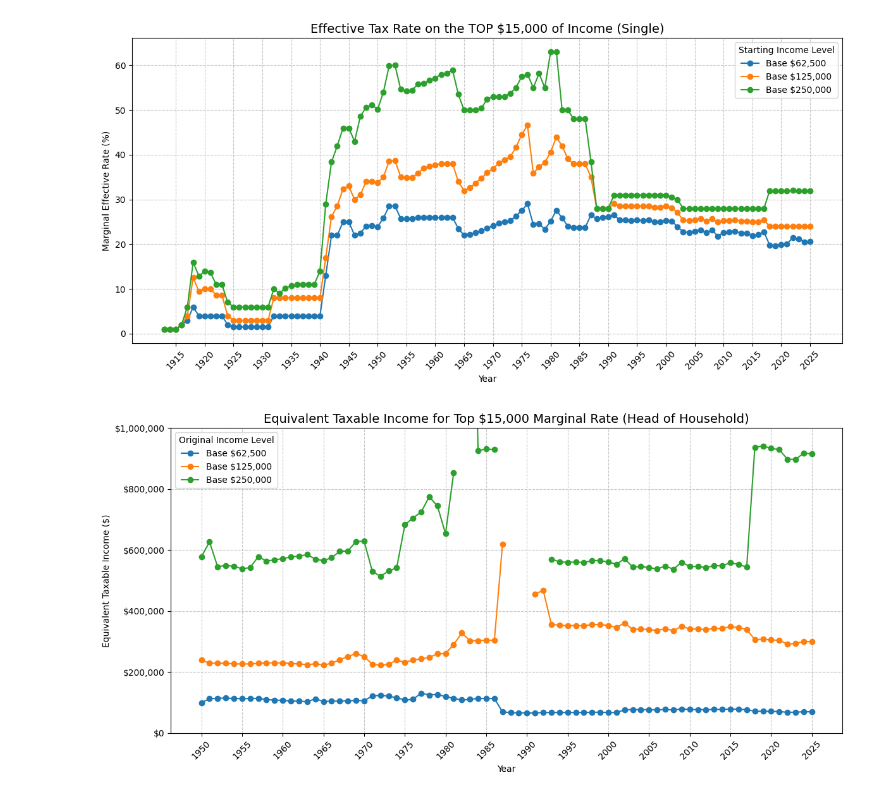
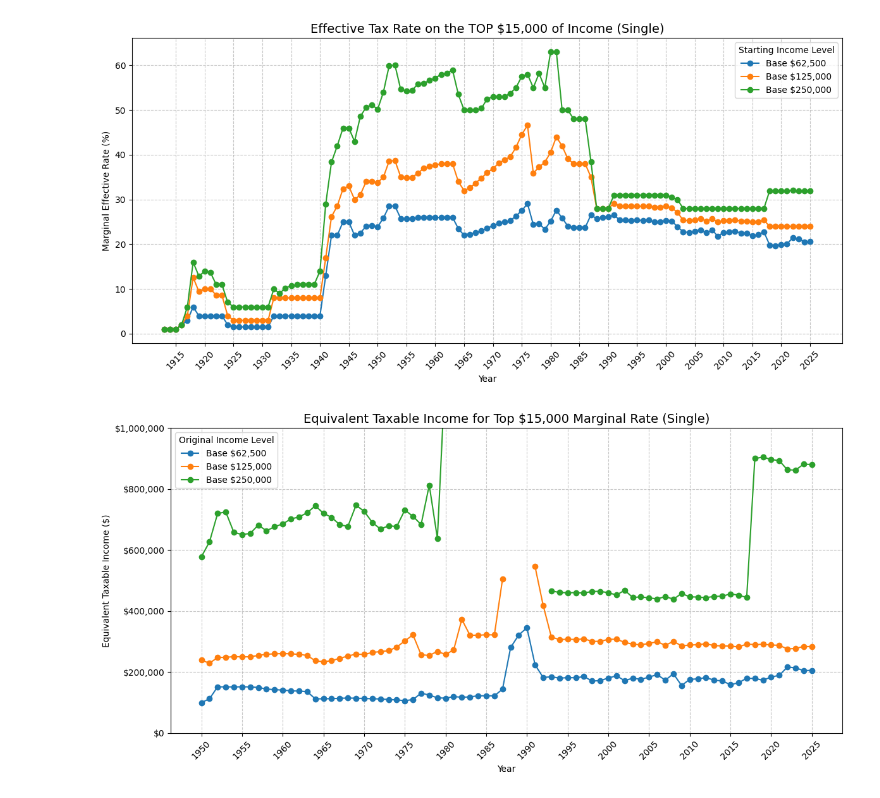
Before and after one commit to cormac-taylor/taxation, a Jupyter notebook: taxation.ipynb, the cells around one changed output. Drawn from its saved outputs; the diff is of its cells as text; code cells hidden in the pictures.

Commit message:
break even taxable income for single

```diff
--- a/taxation.ipynb
+++ b/taxation.ipynb
@@ -506,6 +506,6 @@ plot_marginal_rate_by_top_dollars('Single', [62_500, 125_000, 250_000], 15_000)
 # %% [output]
 [figure]
 # %%
-plot_expected_taxable_income_by_top_dollars('Head of Household', [62_500, 125_000, 250_000], 15_000)
+plot_expected_taxable_income_by_top_dollars('Single', [62_500, 125_000, 250_000], 15_000)
 # %% [output]
-[figure, old version]
+[figure, new version]
```
